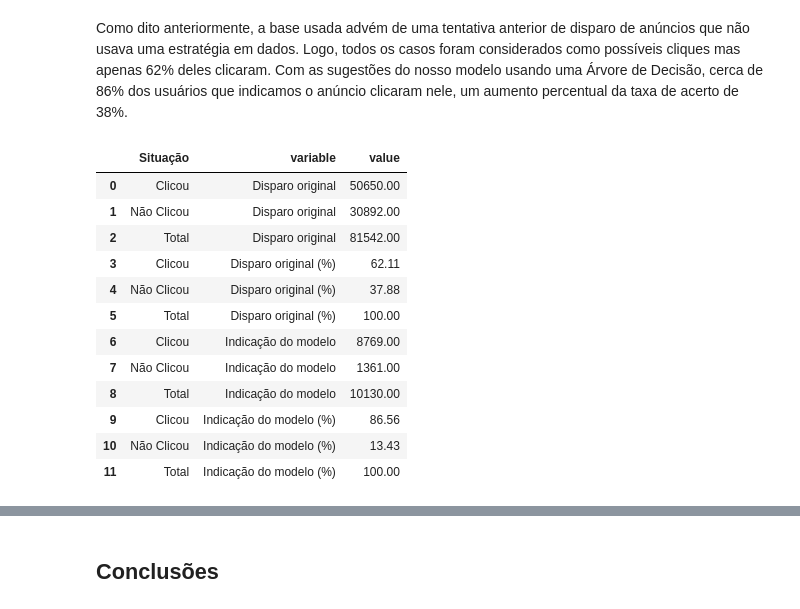
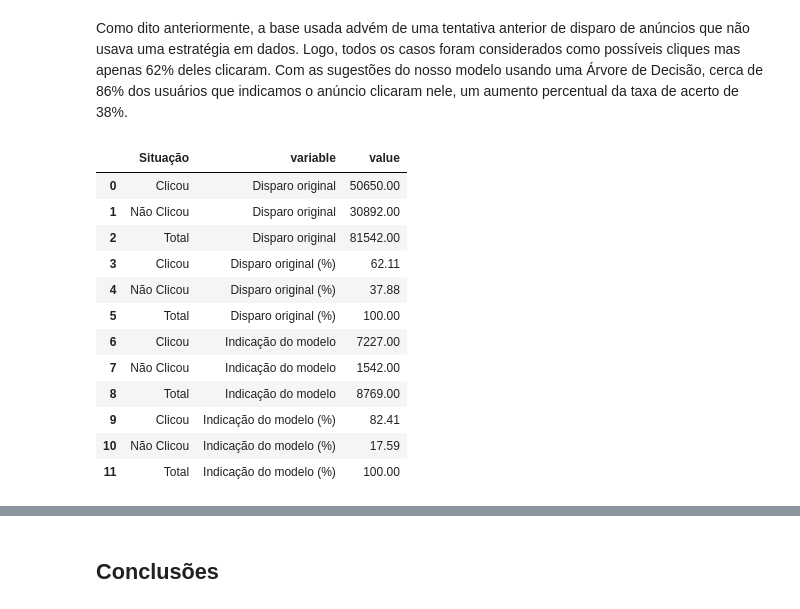
Before and after one commit to arjona-jonas/ADA_Projeto_Final_G3, a Jupyter notebook: main/notebook/Projeto_G3_Final.ipynb, the cells around one changed output, grey strips where cells are left out. Cells and saved outputs as stored; diff of their text form; code cells hidden in the pictures.

```diff
--- a/main/notebook/Projeto_G3_Final.ipynb
+++ b/main/notebook/Projeto_G3_Final.ipynb
@@ -912,29 +912,29 @@ roc_auc de teste:  0.7319352623692611
 # %% [markdown]
 Como dito anteriormente, a base usada advém de uma tentativa anterior de disparo de anúncios que não usava uma estratégia em dados. Logo, todos os casos foram considerados como possíveis cliques mas apenas 62% deles clicaram. Com as sugestões do nosso modelo usando uma Árvore de Decisão, cerca de 86% dos usuários que indicamos o anúncio clicaram nele, um aumento percentual da taxa de acerto de 38%.
 # %%
-data = [['Clicou',50650,62.11,8769,86.56],
-        ['Não Clicou',30892,37.88,1361,13.43],
-        ['Total',81542,100,10130,100]]
+data = [['Clicou',50650,62.11,7227,82.41],
+        ['Não Clicou',30892,37.88,1542,17.59],
+        ['Total',81542,100,8769,100]]
 
 resumo = pd.DataFrame(data,columns=['Situação','Disparo original','Disparo original (%)',
                       'Indicação do modelo','Indicação do modelo (%)'])
 
 resumo = resumo.melt(id_vars='Situação',value_vars=['Disparo original','Disparo original (%)',
                       'Indicação do modelo','Indicação do modelo (%)'])
 resumo
 # %% [output]
 |  | Situação | variable | value |
 | 0 | Clicou | Disparo original | 50650.00 |
 | 1 | Não Clicou | Disparo original | 30892.00 |
 | 2 | Total | Disparo original | 81542.00 |
 | 3 | Clicou | Disparo original (%) | 62.11 |
 | 4 | Não Clicou | Disparo original (%) | 37.88 |
 | 5 | Total | Disparo original (%) | 100.00 |
-| 6 | Clicou | Indicação do modelo | 8769.00 |
-| 7 | Não Clicou | Indicação do modelo | 1361.00 |
-| 8 | Total | Indicação do modelo | 10130.00 |
-| 9 | Clicou | Indicação do modelo (%) | 86.56 |
-| 10 | Não Clicou | Indicação do modelo (%) | 13.43 |
+| 6 | Clicou | Indicação do modelo | 7227.00 |
+| 7 | Não Clicou | Indicação do modelo | 1542.00 |
+| 8 | Total | Indicação do modelo | 8769.00 |
+| 9 | Clicou | Indicação do modelo (%) | 82.41 |
+| 10 | Não Clicou | Indicação do modelo (%) | 17.59 |
 | 11 | Total | Indicação do modelo (%) | 100.00 |
 # %%
 resumo_perc = resumo.query('Situação!="Total" & variable.isin(["Disparo original (%)","Indicação do modelo (%)"])')
```
Also changed, not shown: parts of 1 cell of this notebook, 3 other files.
